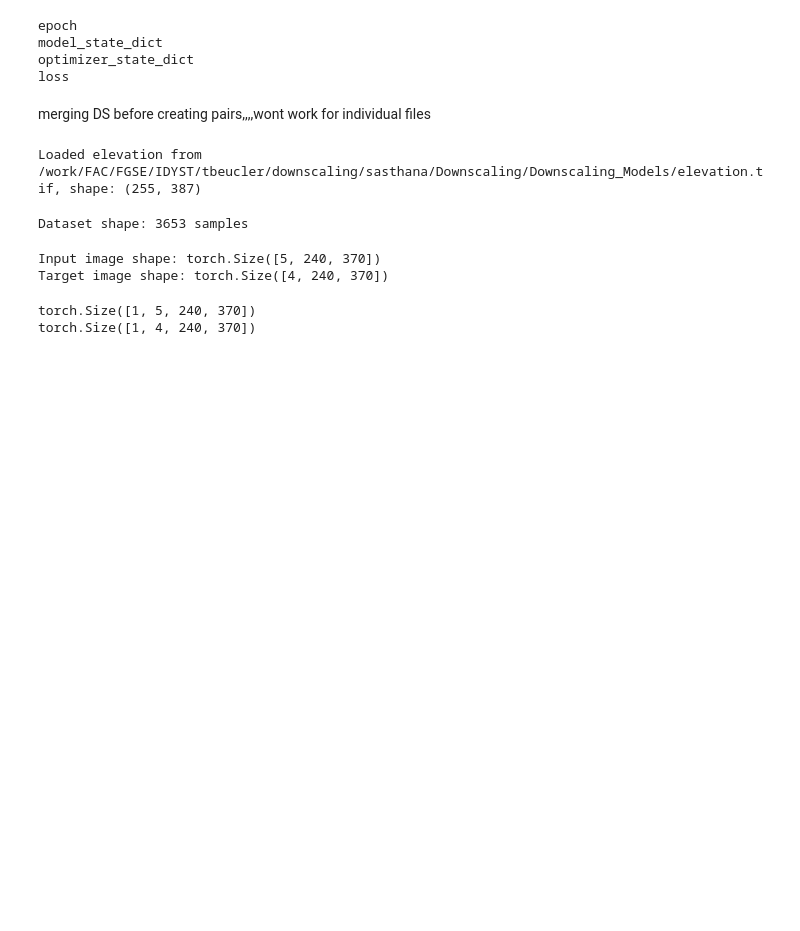
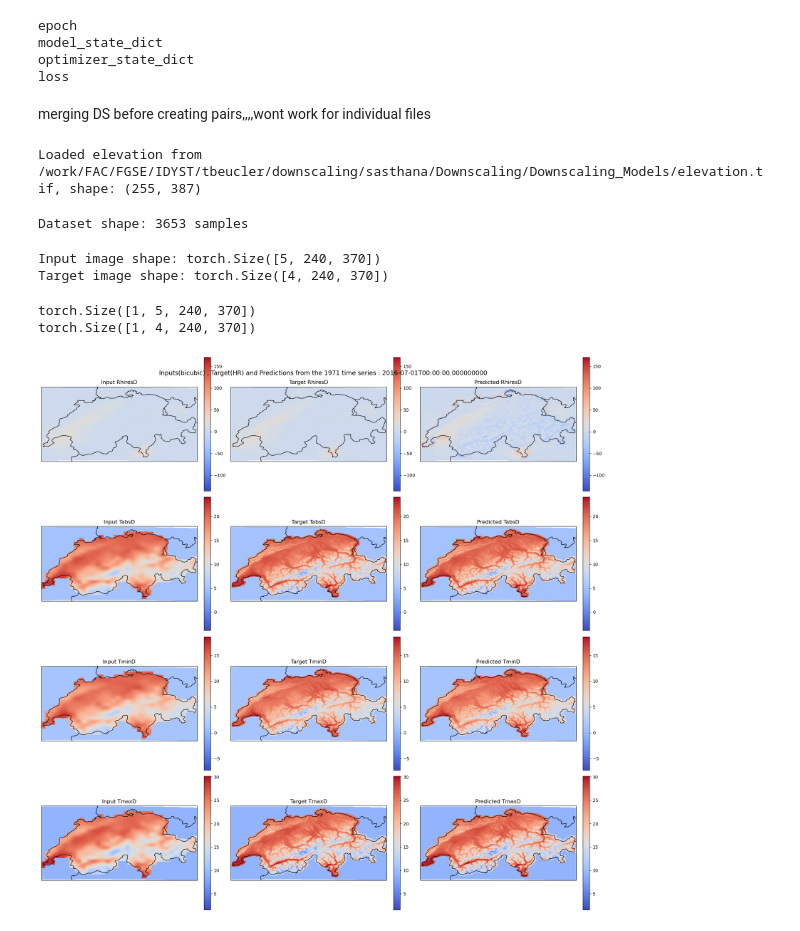
Before and after one commit to AsthanaShivanshi/Downscaling_Models, a Jupyter notebook: models_UNet/UNet_Deterministic_Training_Dataset/UNet_visualisations.ipynb, the cells around one changed output. Drawn from its saved outputs; the diff is of its cells as text; code cells hidden in the pictures; blank space fills up the shorter version.

```diff
--- a/models_UNet/UNet_Deterministic_Training_Dataset/UNet_visualisations.ipynb
+++ b/models_UNet/UNet_Deterministic_Training_Dataset/UNet_visualisations.ipynb
@@ -139,6 +139,9 @@ target_img_denorm[3] = descale_temp(target_img[3], tmaxd_params["mean"], tmaxd_p
 lat = inputs_merged.lat.values
 lon = inputs_merged.lon.values
 var_names = ["RhiresD", "TabsD", "TminD", "TmaxD"]
+# Define fixed colorbar limits for each variable
+vmin_dict = {"RhiresD": 0, "TabsD": -5, "TminD": -10, "TmaxD": -10}
+vmax_dict = {"RhiresD": 150, "TabsD": 25, "TminD": 20, "TmaxD": 30}
 
 swiss_extent = [5.9, 10.5, 45.7, 47.9]
 
@@ -161,31 +164,33 @@ for i, var in enumerate(var_names):
 
     # Input
     ax = axes[i, 0]
     im = ax.pcolormesh(lon, lat, input_img_denorm, cmap='coolwarm', vmin=vmin, vmax=vmax, shading='auto', transform=ccrs.PlateCarree())
     ax.set_title(f"Input {var}")
     ax.set_extent(swiss_extent, crs=ccrs.PlateCarree())
     ax.coastlines(resolution='10m')
     ax.add_feature(cfeature.BORDERS)
     fig.colorbar(im, ax=ax, orientation='vertical', fraction=0.046, pad=0.04)
 
     # Target
     ax = axes[i, 1]
     im = ax.pcolormesh(lon, lat, target_img_denorm[i], cmap='coolwarm', vmin=vmin, vmax=vmax, shading='auto', transform=ccrs.PlateCarree())
     ax.set_title(f"Target {var}")
     ax.set_extent(swiss_extent, crs=ccrs.PlateCarree())
     ax.coastlines(resolution='10m')
     ax.add_feature(cfeature.BORDERS)
     fig.colorbar(im, ax=ax, orientation='vertical', fraction=0.046, pad=0.04)
 
     # Predicted
     ax = axes[i, 2]
     im = ax.pcolormesh(lon, lat, pred_img_denorm[i], cmap='coolwarm', vmin=vmin, vmax=vmax, shading='auto', transform=ccrs.PlateCarree())
     ax.set_title(f"Predicted {var}")
     ax.set_extent(swiss_extent, crs=ccrs.PlateCarree())
     ax.coastlines(resolution='10m')
     ax.add_feature(cfeature.BORDERS)
     fig.colorbar(im, ax=ax, orientation='vertical', fraction=0.046, pad=0.04)
 plt.suptitle(f"Inputs(bicubic) , Target(HR) and Predictions from the 1971 time series : {date}", fontsize=14, y=0.95)
 plt.tight_layout()
-plt.savefig(BASE_DIR+"sasthana/Downscaling/Processing_and_Analysis_Scripts/Outputs/1_July_2016_unet_1971_2020.png", dpi=400, bbox_inches='tight')
+plt.savefig(BASE_DIR+ "/sasthana/Downscaling/Processing_and_Analysis_Scripts/Outputs/1_July_2016_unet_1971_2020.png", dpi=400, bbox_inches='tight')
 plt.show()
+# %% [output]
+[figure, added]
```
Also changed, not shown: 2 other files.
